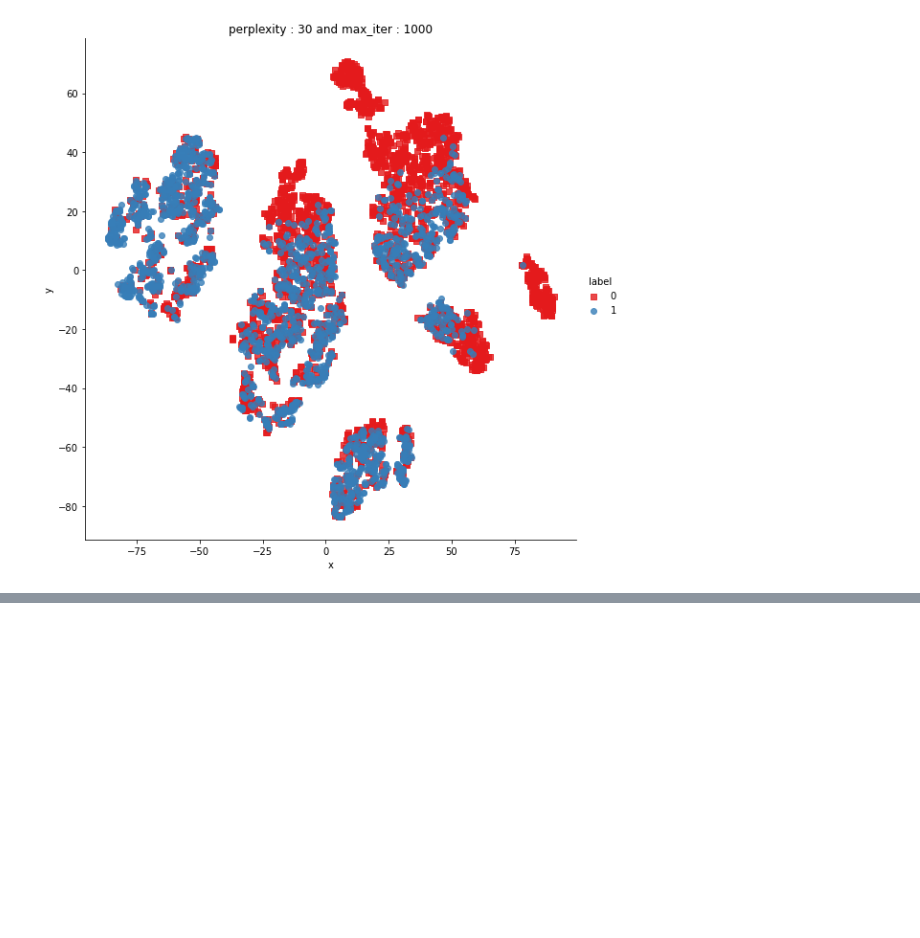
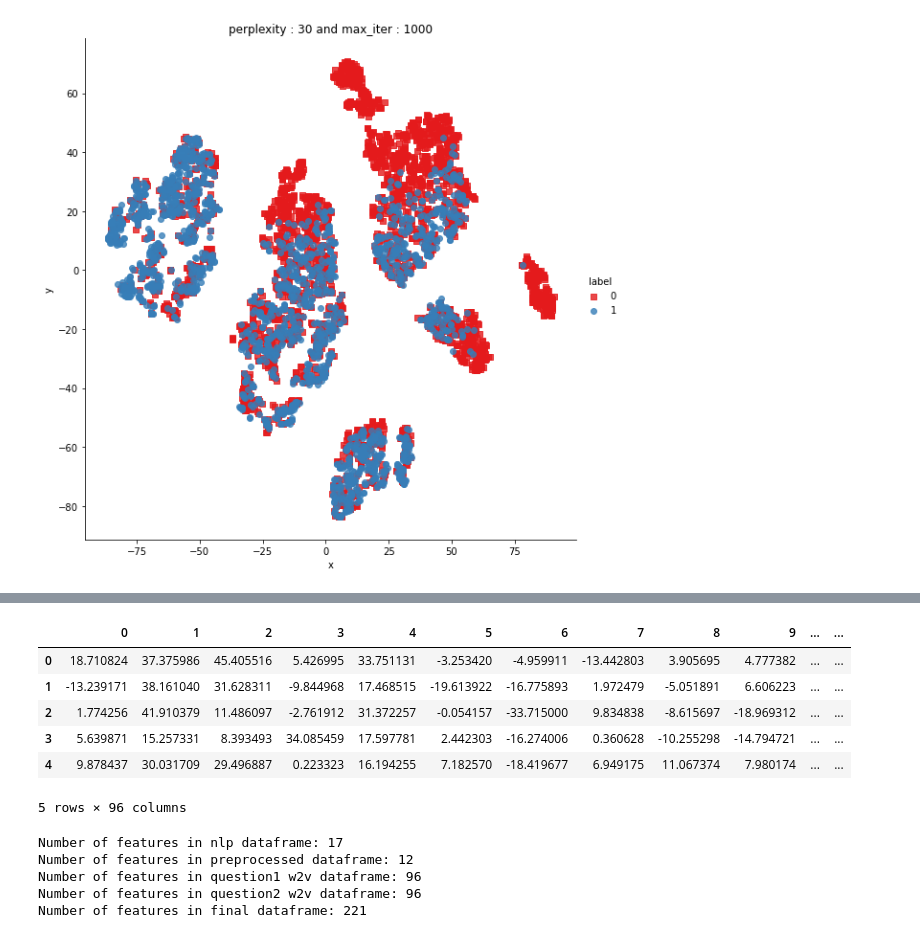
Before and after one commit to vennela28/Quora_question_Pair_Similarity, a Jupyter notebook: Quora question Pair Similarity.ipynb, the cells around one changed output, grey strips where cells are left out. Drawn from its saved outputs; the diff is of its cells as text; code cells hidden in the pictures; blank space fills up the shorter version.

```diff
--- a/Quora question Pair Similarity.ipynb
+++ b/Quora question Pair Similarity.ipynb
@@ -720,0 +861,23 @@ py.iplot(fig, filename='3DBubble')
+# %%
+# Questions 2 tfidf weighted word2vec
+df3_q2.head()
+# %% [output]
+|  | 0 | 1 | 2 | 3 | 4 | 5 | 6 | 7 | 8 | 9 | ... | ... |
+| 0 | 18.710824 | 37.375986 | 45.405516 | 5.426995 | 33.751131 | -3.253420 | -4.959911 | -13.442803 | 3.905695 | 4.777382 | ... | ... |
+| 1 | -13.239171 | 38.161040 | 31.628311 | -9.844968 | 17.468515 | -19.613922 | -16.775893 | 1.972479 | -5.051891 | 6.606223 | ... | ... |
+| 2 | 1.774256 | 41.910379 | 11.486097 | -2.761912 | 31.372257 | -0.054157 | -33.715000 | 9.834838 | -8.615697 | -18.969312 | ... | ... |
+| 3 | 5.639871 | 15.257331 | 8.393493 | 34.085459 | 17.597781 | 2.442303 | -16.274006 | 0.360628 | -10.255298 | -14.794721 | ... | ... |
+| 4 | 9.878437 | 30.031709 | 29.496887 | 0.223323 | 16.194255 | 7.182570 | -18.419677 | 6.949175 | 11.067374 | 7.980174 | ... | ... |
+5 rows × 96 columns
+# %%
+print("Number of features in nlp dataframe:", df1.shape[1])
+print("Number of features in preprocessed dataframe:", df2.shape[1])
+print("Number of features in question1 w2v dataframe:", df3_q1.shape[1])
+print("Number of features in question2 w2v dataframe:", df3_q2.shape[1])
+print("Number of features in final dataframe:", df1.shape[1]+df2.shape[1]+df3_q1.shape[1]+df3_q2.shape[1])
+# %% [output]
+Number of features in nlp dataframe: 17
+Number of features in preprocessed dataframe: 12
+Number of features in question1 w2v dataframe: 96
+Number of features in question2 w2v dataframe: 96
+Number of features in final dataframe: 221
```
Also changed, not shown: parts of 18 cells of this notebook.
